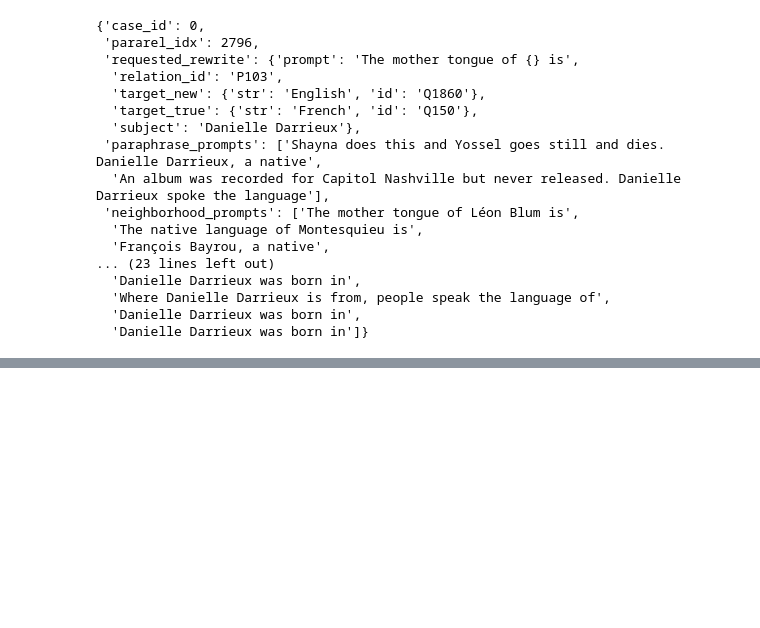
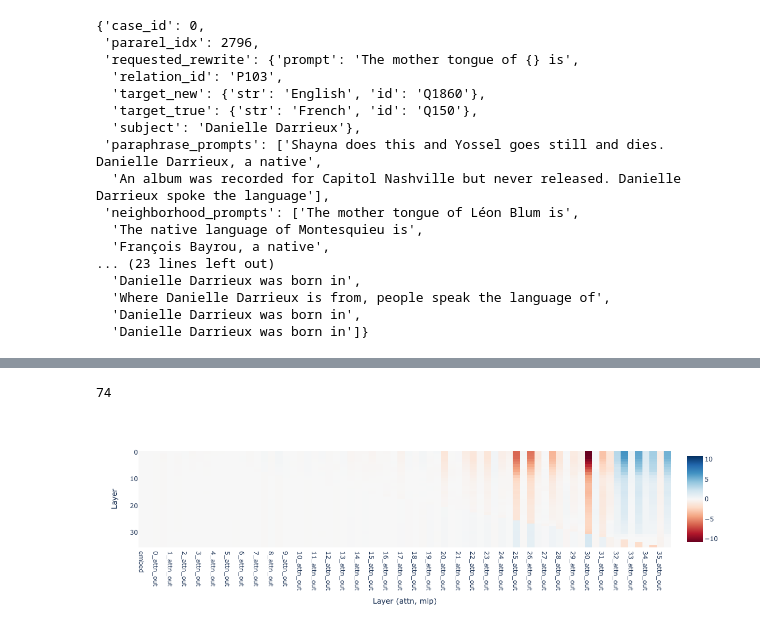
Before and after one commit to jansont/transformer-circuits, a Jupyter notebook: notebooks/HydraEffectSameHeads.ipynb, the cells around one changed output, grey strips where cells are left out. Drawn from its saved outputs; the diff is of its cells as text; code cells hidden in the pictures; blank space fills up the shorter version.

```diff
--- a/notebooks/HydraEffectSameHeads.ipynb
+++ b/notebooks/HydraEffectSameHeads.ipynb
@@ -473,0 +696,4 @@ plot_total_effect(target_total_effect_mlp, data[0])
+# %%
+len(labels)
+# %% [output]
+74
@@ -473,0 +716,40 @@ plot_total_effect(target_total_effect_mlp, data[0])
+# %%
+def plot_ablate_idx_x_effect_idx_mean_all(tensor, tensor_ref=None, labels=None):
+    tensor_ref = tensor_ref.squeeze().mean(dim=-1)
+    tensor = tensor.mean(dim=1) #mean on position intervention
+    imshow(tensor,x=labels,labels={"x":"Layer (attn, mlp)", "y":"Layer"})
+
+def plot_ablate_idx_x_effect_idx_mean(tensor, tensor_ref=None, labels=None, key="attn"):
+    tensor_ref = tensor_ref.squeeze().mean(dim=-1)
+    tensor = tensor.mean(dim=1) #mean on position intervention
+    new_labels = []
+    new_tensors = []
+    for label, t in zip(labels, tensor.T):
+        if key in label:
+            new_labels.append(label)
+            new_tensors.append(t)
+
+    tensor = torch.stack(new_tensors).T
+    imshow(tensor,x=new_labels,labels={"x":"Layer (attn, mlp)", "y":"Layer"})
+
+
+def plot_ablate_idx_x_effect_idx_sum(tensor, tensor_ref=None, labels=None, key="attn"):
+    tensor_ref = tensor_ref.squeeze().mean(dim=-1)
+    tensor = tensor.sum(dim=1) #mean on position intervention
+    new_labels = []
+    new_tensors = []
+    new_tensor_ref = []
+    for label, t, tr in zip(labels, tensor.T, tensor_ref):
+        if key in label:
+            new_labels.append(label)
+            new_tensors.append(t)
+            new_tensor_ref.append(tr)
+
+    tensor = torch.stack(new_tensors).T
+    tensor_ref = torch.stack(new_tensor_ref).T
+    tensor = tensor - tensor_ref
+    imshow(tensor,x=new_labels,labels={"x":"Layer (attn, mlp)", "y":"Layer"})
+# %%
+plot_ablate_idx_x_effect_idx_sum(total_direct_effect_target, target_direct_effect_ref, labels, key="")
+# %% [output]
+[figure, added]
```
Also changed, not shown: parts of 40 cells of this notebook.
